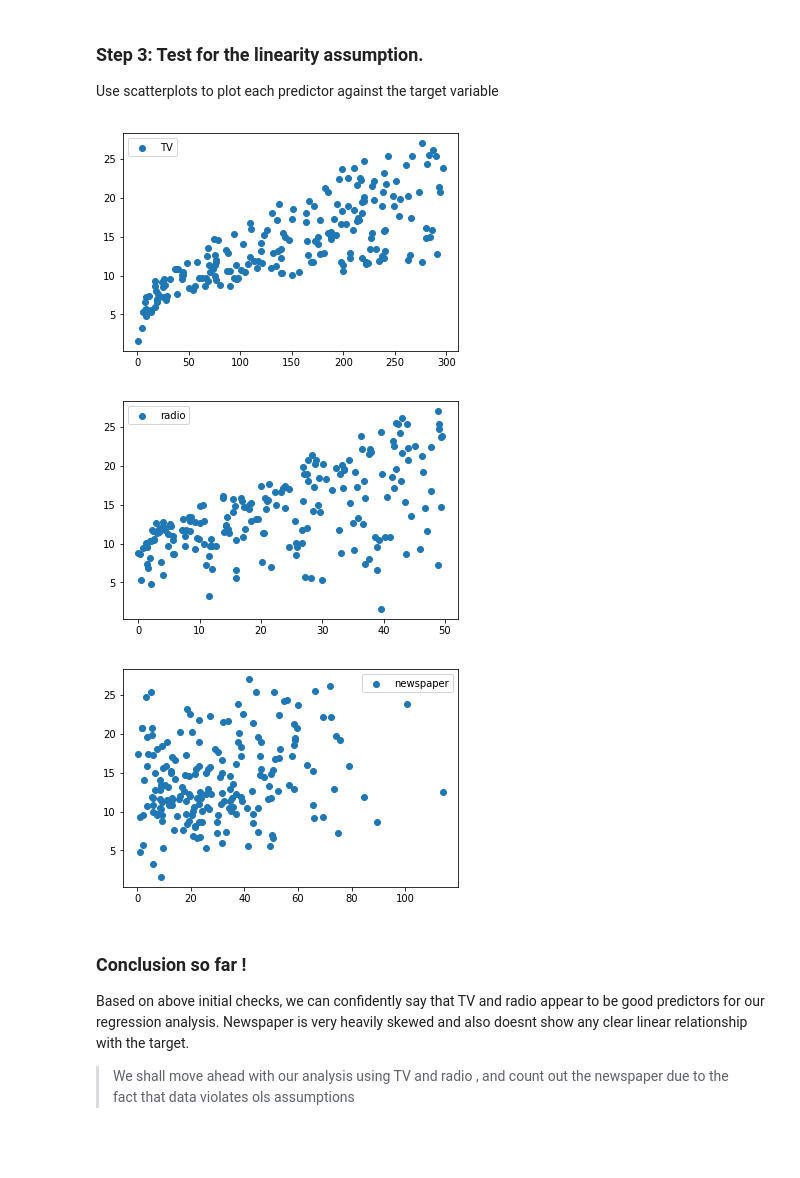
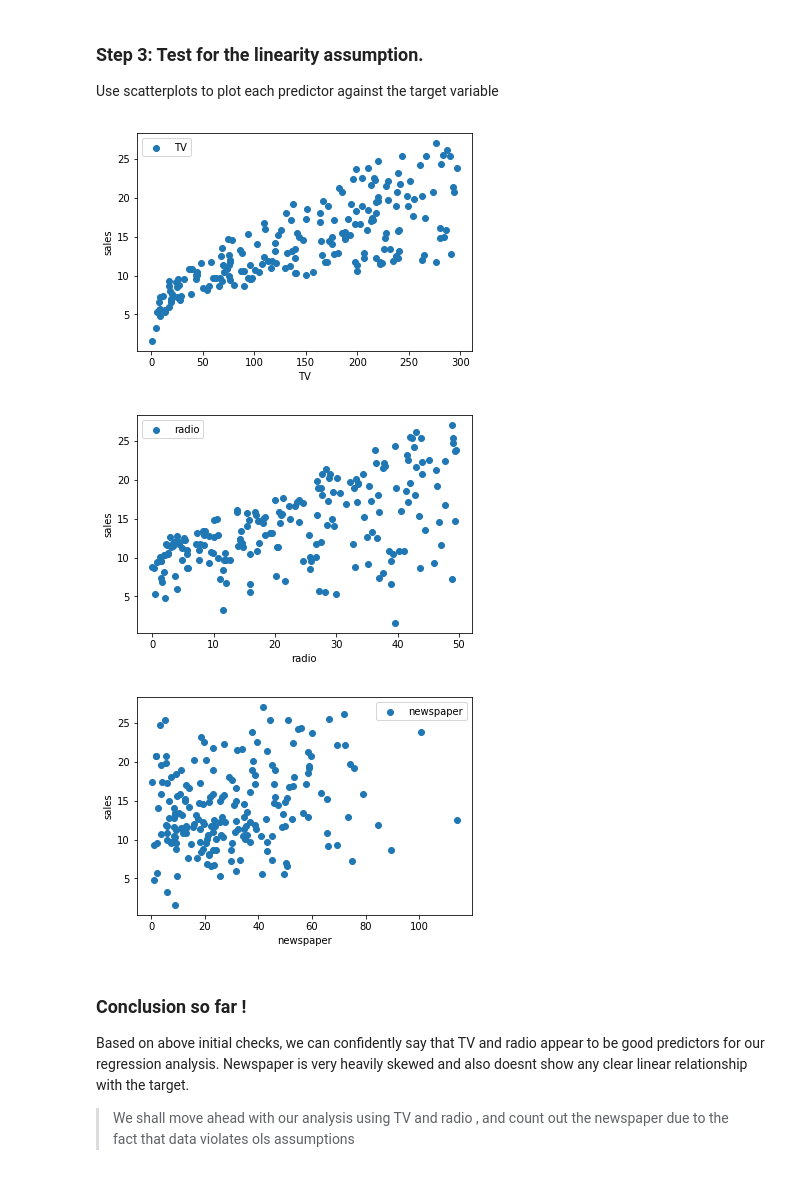
Before and after one commit to kayschulz/dsc-01-10-13-regression-statsmodels-lab-seattle-ds-career-040119, a Jupyter notebook: index.ipynb, the cells around one changed output. Cells and saved outputs as stored; diff of their text form; code cells hidden in the pictures; blank space fills up the shorter version.

```diff
--- a/index.ipynb
+++ b/index.ipynb
@@ -98,16 +98,17 @@ Use scatterplots to plot each predictor against the target variable
 # %%
 # visualize the relationship between the preditors and the target using scatterplots
 target = adverts_df['sales']
 
 for column in ['TV', 'radio', 'newspaper']:
     plt.scatter(adverts_df[column], target, label=column)
-
+    plt.ylabel('sales')
+    plt.xlabel(column)
     plt.legend()
     plt.show()
 # %% [output]
-[figure, old version]
+[figure, new version]
-[figure, old version]
+[figure, new version]
-[figure, old version]
+[figure, new version]
 # %%
 # Record yor observations on linearity here
 
```
